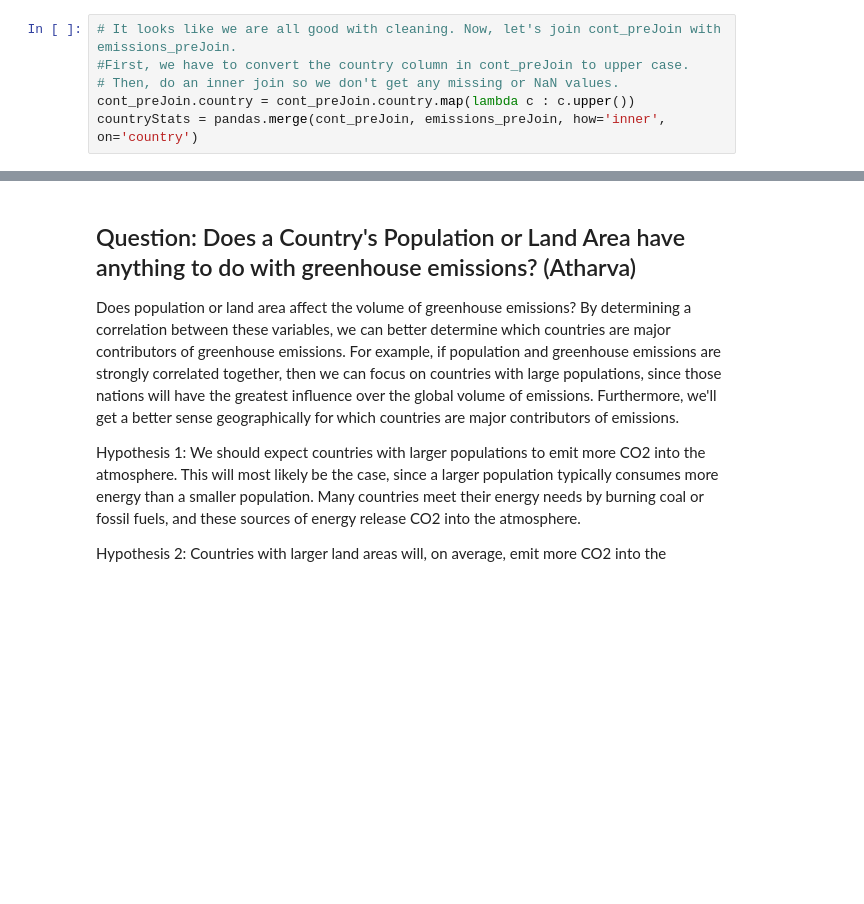
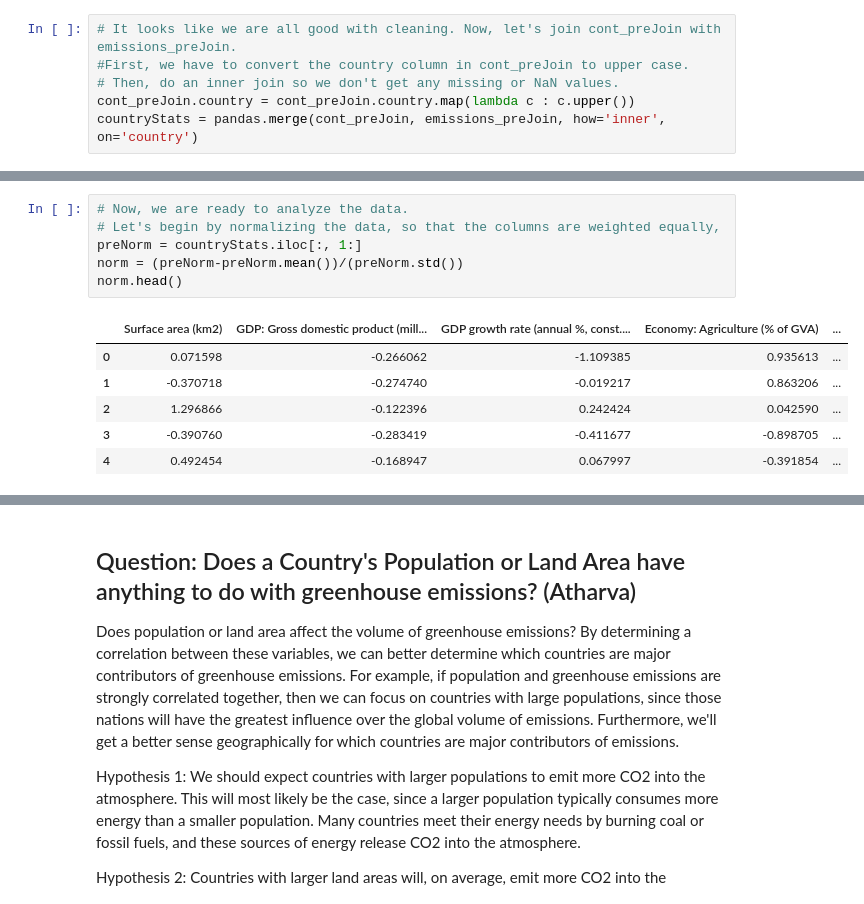
Before and after one commit to melotic/cs3654-project, a Jupyter notebook: Project3.ipynb, the cells around one changed output, grey strips where cells are left out. Cells and saved outputs as stored; diff of their text form; blank space fills up the shorter version.

```diff
--- a/Project3.ipynb
+++ b/Project3.ipynb
@@ -114,0 +173,13 @@ countryStats.head(5)
+# %%
+# Now, we are ready to analyze the data.
+# Let's begin by normalizing the data, so that the columns are weighted equally,
+preNorm = countryStats.iloc[:, 1:]
+norm = (preNorm-preNorm.mean())/(preNorm.std())
+norm.head()
+# %% [output]
+|  | Surface area (km2) | GDP: Gross domestic product (mill... | GDP growth rate (annual %, const.... | Economy: Agriculture (% of GVA) | ... |
+| 0 | 0.071598 | -0.266062 | -1.109385 | 0.935613 | ... |
+| 1 | -0.370718 | -0.274740 | -0.019217 | 0.863206 | ... |
+| 2 | 1.296866 | -0.122396 | 0.242424 | 0.042590 | ... |
+| 3 | -0.390760 | -0.283419 | -0.411677 | -0.898705 | ... |
+| 4 | 0.492454 | -0.168947 | 0.067997 | -0.391854 | ... |
```
Also changed, not shown: parts of 73 cells of this notebook.
